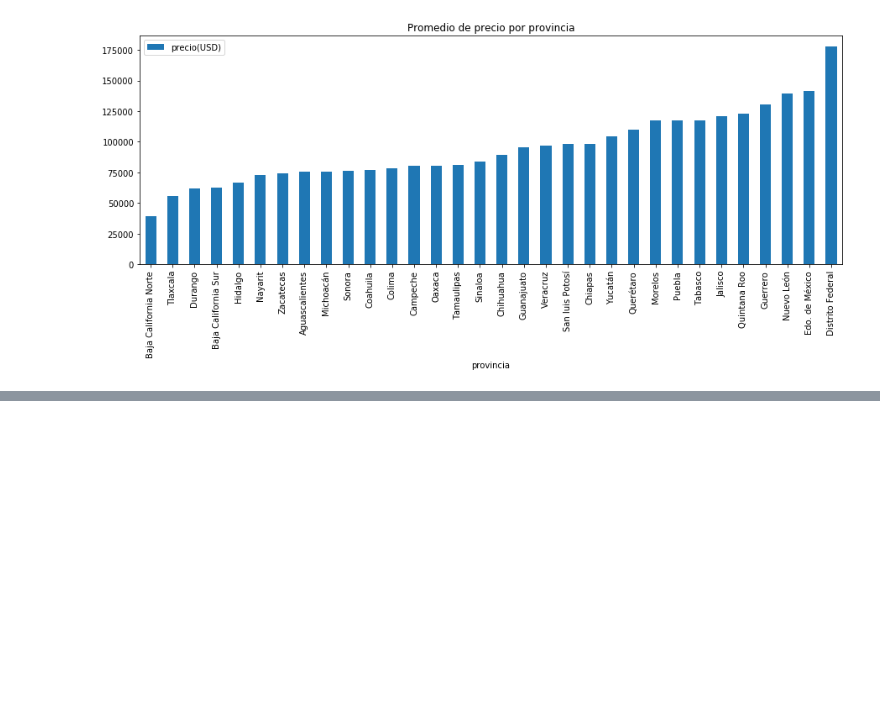
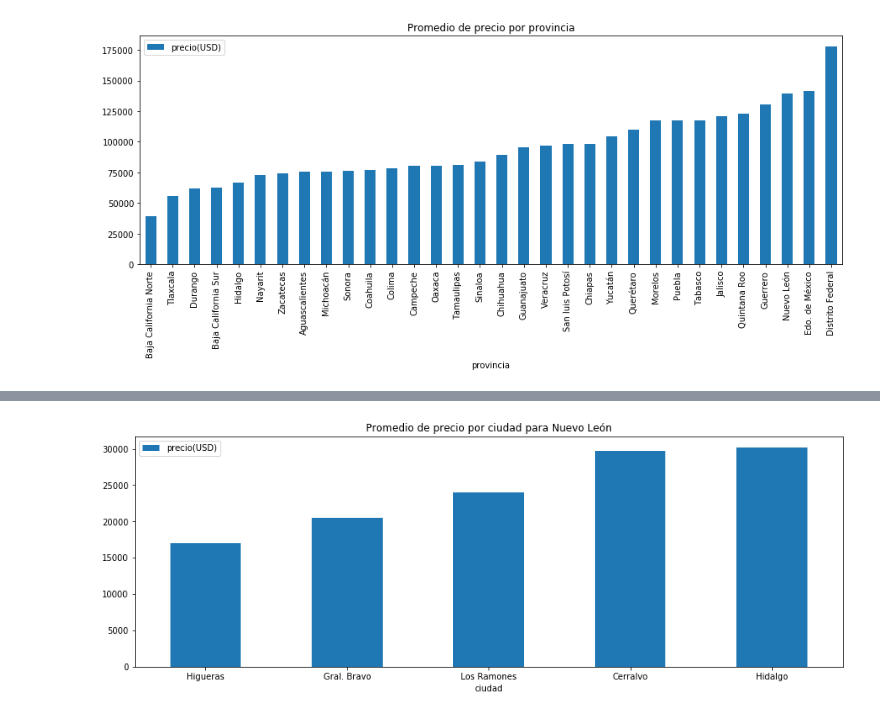
Before and after one commit to JuanCruzCastroLopez/tp1-zonajobs-analysis, a Jupyter notebook: zonajobs-analysis.ipynb, the cells around one changed output, grey strips where cells are left out. Cells and saved outputs as stored; diff of their text form; code cells hidden in the pictures; blank space fills up the shorter version.

```diff
--- a/zonajobs-analysis.ipynb
+++ b/zonajobs-analysis.ipynb
@@ -54,0 +69,5 @@ tipoDePropiedadPorProvincia = propiedades.dropna(subset=['provincia'])[['provinc
+# %%
+promedioPrecioPorCiudad('Nuevo León').plot(kind='bar', figsize=(15, 5), rot=0,
+                                       title="Promedio de precio por ciudad para Nuevo León");
+# %% [output]
+[figure, added]
```
Also changed, not shown: parts of 9 cells of this notebook.
